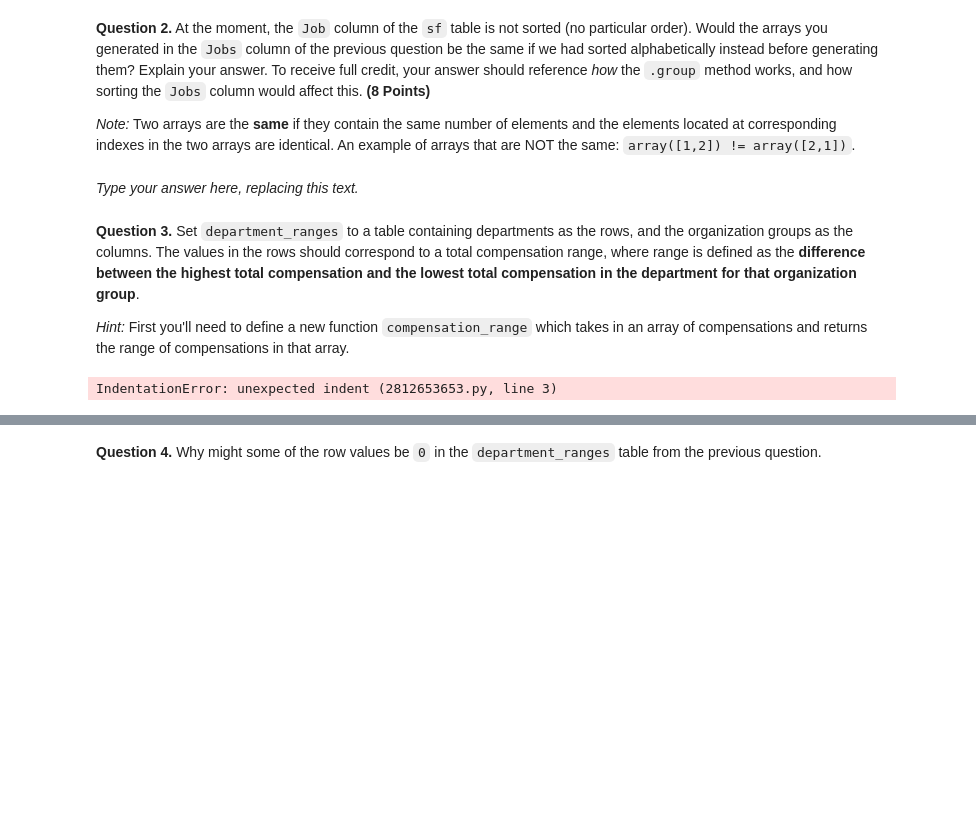
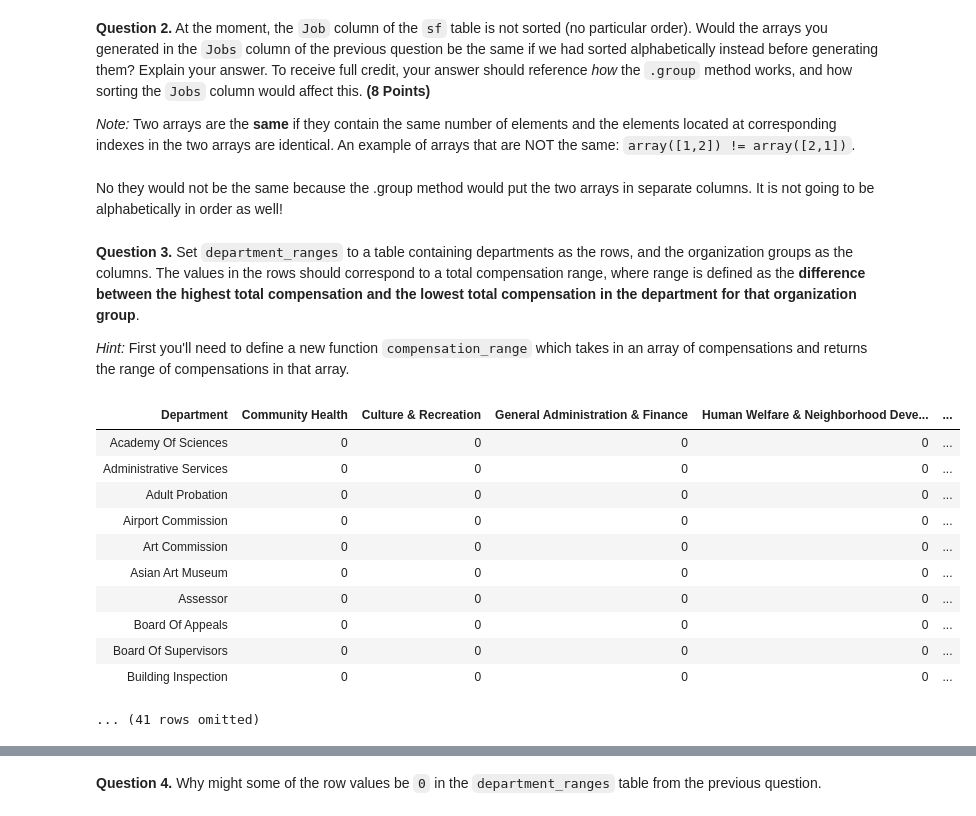
Before and after one commit to khurt14/home-data, a Jupyter notebook: hw04/hw04.ipynb, the cells around one changed output, grey strips where cells are left out. Saved outputs shown, nothing was run; the diff lists cells and outputs as text; code cells hidden in the pictures; blank space fills up the shorter version.

```diff
--- a/hw04/hw04.ipynb
+++ b/hw04/hw04.ipynb
@@ -276,7 +287,7 @@ q2_1 results:
 
 *Note:* Two arrays are the **same** if they contain the same number of elements and the elements located at corresponding indexes in the two arrays are identical. An example of arrays that are NOT the same: `array([1,2]) != array([2,1])`.
 # %% [markdown]
-_Type your answer here, replacing this text._
+No they would not be the same because the .group method would put the two arrays in separate columns. It is not going to be alphabetically in order as well!
 # %% [markdown]
 <!-- END QUESTION -->
 
@@ -284,13 +295,26 @@ _Type your answer here, replacing this text._
 
 *Hint:* First you'll need to define a new function `compensation_range` which takes in an array of compensations and returns the range of compensations in that array.
 # %%
-# Define compensation_range first
-...
-    ...
+def compensation_range(compensations):
+    return max(compensations) - min(compensations)
 
-department_ranges = ...
+grouped_data = sf.select("Department", "Organization Group", "Total Compensation").group(["Department", "Organization Group"])
+
+department_ranges = grouped_data.pivot("Organization Group", "Department", values="count", collect=compensation_range)
+
 department_ranges
 # %% [output]
+| Department | Community Health | Culture & Recreation | General Administration & Finance | Human Welfare & Neighborhood Deve... | ... |
+| Academy Of Sciences | 0 | 0 | 0 | 0 | ... |
+| Administrative Services | 0 | 0 | 0 | 0 | ... |
+| Adult Probation | 0 | 0 | 0 | 0 | ... |
+| Airport Commission | 0 | 0 | 0 | 0 | ... |
+| Art Commission | 0 | 0 | 0 | 0 | ... |
+| Asian Art Museum | 0 | 0 | 0 | 0 | ... |
+| Assessor | 0 | 0 | 0 | 0 | ... |
+| Board Of Appeals | 0 | 0 | 0 | 0 | ... |
+| Board Of Supervisors | 0 | 0 | 0 | 0 | ... |
+| Building Inspection | 0 | 0 | 0 | 0 | ... |
-IndentationError: unexpected indent (2812653653.py, line 3)
+... (41 rows omitted)
 # %%
 grader.check("q2_3")
```
Also changed, not shown: parts of 6 cells of this notebook, 8 other files.
